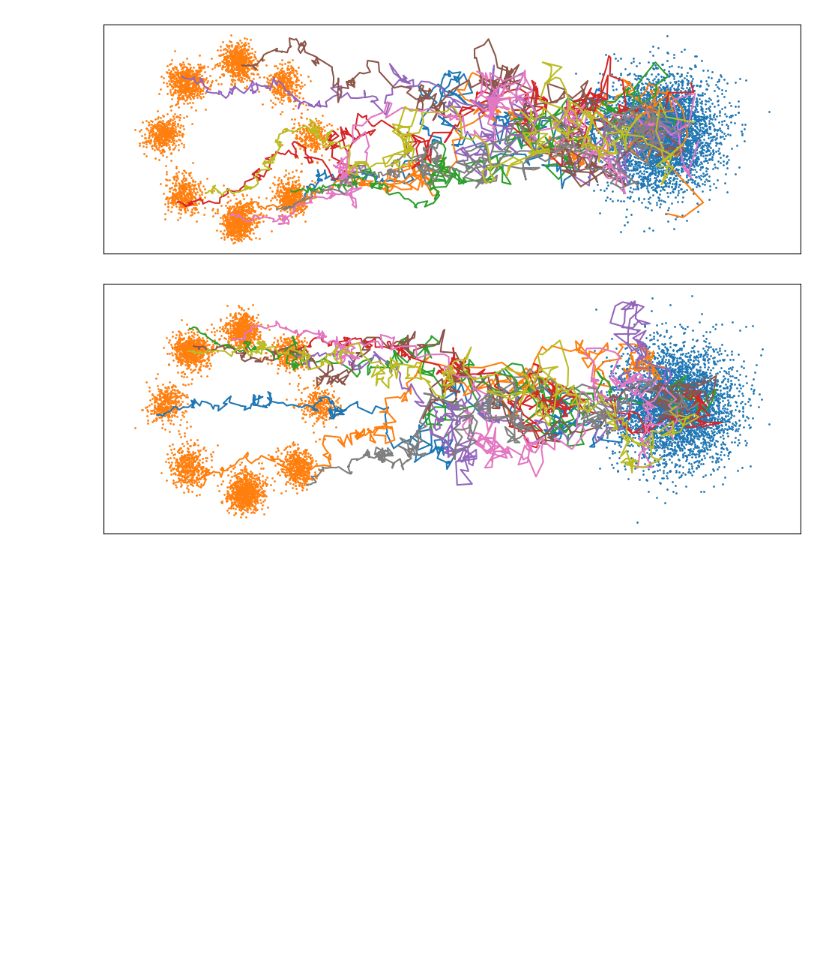
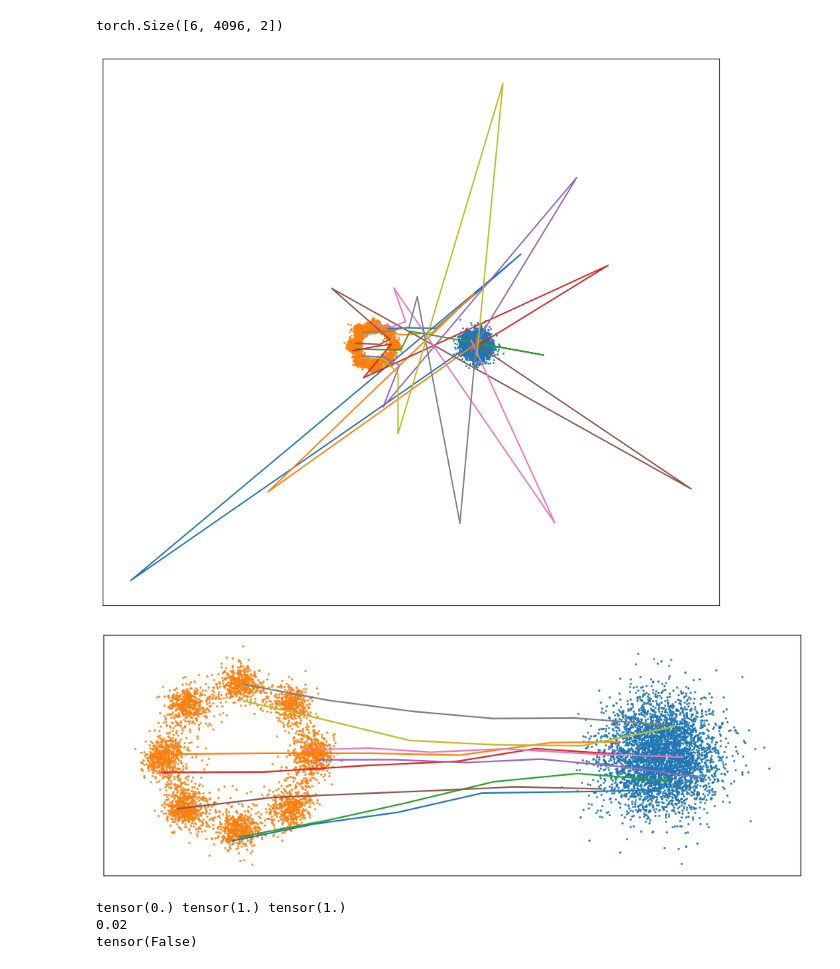
Before and after one commit to Nesta-gitU/discrete_diffusion, a Jupyter notebook: notebooks/nfdm_from_scratch.ipynb, the cells around one changed output. Cells and saved outputs as stored; diff of their text form; code cells hidden in the pictures; blank space fills up the shorter version.

```diff
--- a/notebooks/nfdm_from_scratch.ipynb
+++ b/notebooks/nfdm_from_scratch.ipynb
@@ -282,13 +282,14 @@ import torch.autograd.functional
 def jvp(f, x, v):
     #copy the tensors and turn of inference mode
     with torch.inference_mode(False):
-        x = x.clone()
-        v = v.clone()
-        return torch.autograd.functional.jvp(
-            f, x, v,
-            create_graph= torch.is_grad_enabled(),
-            strict=False #True
-        )
+        with torch.set_grad_enabled(True):
+            x = x.clone()
+            v = v.clone()
+            return torch.autograd.functional.jvp(
+                f, x, v,
+                create_graph= torch.is_grad_enabled(),
+                strict=False #True
+            )
 
 def t_dir(f, t):
     return jvp(f, t, torch.ones_like(t))
@@ -501,36 +500,39 @@ def sde_drift(z, t):
         g2 = g ** 2
     else:
         g2 = - dm * (s**2) * 2 * (1/m)
         g = g2 ** 0.5
         if torch.all(g2 < 0):
             print("negative g2")
     #print(-dm)
     #print(1/m)
     #g = (g2**2) ** 0.25#which will for sure break
     #print(g)
 
     dz = dm + ds / s * (z - m)
     score = (m - z) / s ** 2
     drift = dz - 0.5 * g2 * score
     #g = vol(t)
 
     return drift, g
 
 z_1 = torch.randn(2 ** 12, 2)
-_, z_path = solve_sde(sde_drift, z_1, 1, 0, 300)
+_, z_path = solve_sde(sde_drift, z_1, 1, 0, 5)
 
-t_steps = torch.linspace(1, 0, 301)
+print(z_path.shape)
+
+t_steps = torch.linspace(1, 0, 6)
 
 plt.figure(figsize=(12, 12))
 plt.scatter(15 + z_path[0, :, 0], z_path[0, :, 1], s=1)
 plt.scatter(z_path[-1, :, 0], z_path[-1, :, 1], s=1)
 plt.plot(15 * t_steps[:, None] + z_path[:, :9, 0], z_path[:, :9, 1])
 plt.axis("scaled")
 plt.tick_params(left=False, labelleft=False,
                 bottom=False, labelbottom=False)
 plt.show()
 # %% [output]
+torch.Size([6, 4096, 2])
-[figure, old version]
+[figure, new version]
 # %%
 def ode_drift(z, t):
     x = pred(z, t)
@@ -545,9 +547,9 @@ def ode_drift(z, t):
     return dz, 0
 
 z_1 = torch.randn(2 ** 12, 2)
-_, z_path = solve_sde(ode_drift, z_1, 1, 0, 300)
+_, z_path = solve_sde(ode_drift, z_1, 1, 0, 5)
 
-t_steps = torch.linspace(1, 0, 301)
+t_steps = torch.linspace(1, 0, 6)
 
 plt.figure(figsize=(12, 12))
 plt.scatter(15 + z_path[0, :, 0], z_path[0, :, 1], s=1)
@@ -558,23 +560,22 @@ plt.tick_params(left=False, labelleft=False,
                 bottom=False, labelbottom=False)
 plt.show()
 # %% [output]
-[figure, old version]
+[figure, new version]
 # %%
 import torch
 import torchsde
 
 class ReverseSDE(torch.nn.Module):
-    noise_type = "general"   # or "diagonal" if you ever switch back
-    sde_type   = "ito"
 
     def __init__(self, clamping=False, context=None):
         super().__init__()
-        self.clamping = clamping
-        self.context  = context
+        self.noise_type = "diagonal"   # or "diagonal" if you ever switch back
+        self.sde_type   = "ito"
 
     def f(self, u, y):
         # u goes from 0 → 1, so t goes from 1 → 0
         t = 1.0 - u
+        #print(t==1)
         t_ = t.expand(y.shape[0]).unsqueeze(-1)
         # sde_drift returns the _reverse_ drift already:
         #print("y", y.shape)
@@ -582,22 +583,25 @@ class ReverseSDE(torch.nn.Module):
         drift, _ = sde_drift(y, t_)
         #print(drift.shape, "drift")
 
-        return drift
+        return -drift
 
     def g(self, u, y):
         bs, D = y.shape
         t = 1.0 - u
         t_ = t.expand(y.shape[0]).unsqueeze(-1)
         # model.vol(t_) is your learned scalar volatility
-        _, g_val = sde_drift(y, t_)
+        g_val = vol(t_)
 
-        return g_val.view(bs, 1, 1).expand(bs, D, 1)
+        return g_val.view(bs, 1).expand(bs, D)
 
-n_steps = 300
+n_steps = 50
 # — Sampling from pure noise (u=0) to data (u=1) —
 sde  = ReverseSDE(clamping=True, context=None)
-us   = torch.linspace(0.0, 1.0, n_steps+1, device="cpu")
+us   = torch.linspace(0.0, 1.0, 2, device="cpu")
+print(us[0], us[1], us[-1])
 dt   = 1.0 / n_steps
+print(dt)
+print(dt == us[1])
 
 z_1 = torch.randn(2 ** 12, 2)
 
@@ -607,18 +611,22 @@ from torchsde import BrownianInterval
 bm = BrownianInterval(
     t0=0.0,
     t1=1.0,
-    size=(z_1.shape[0], 1),   # just the batch dimensions
+    size=(z_1.shape[0], 2),   # just the batch dimensions
     device=z_1.device
 )
 
 # z0 should be pure noise at u=0
-z_path = torchsde.sdeint(
-    sde=sde,
-    y0=z_1,
-    ts=us,
-    method="euler",    # or “heun”, “srk_adams”, etc.
-    dt=dt,
-    bm=bm
-)
+with torch.no_grad():
+    z_path = torchsde.sdeint(
+        sde=sde,
+        y0=z_1,
+        ts=us,
+        method="milstein",    # or milstein, srk, etc.
+        dt=dt
+    )
+# %% [output]
+tensor(0.) tensor(1.) tensor(1.)
+0.02
+tensor(False)
 # %%
 
```
Also changed, not shown: parts of 4 cells of this notebook, 3 other files.
